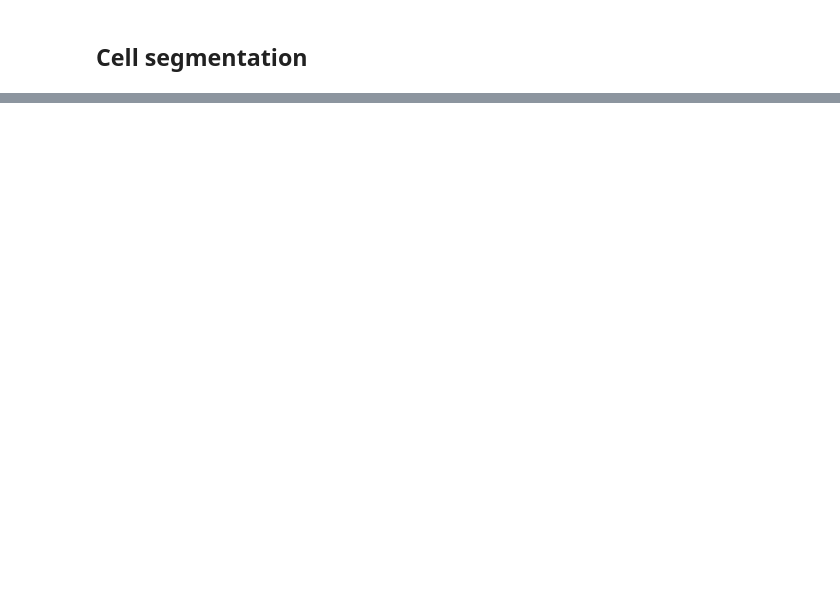
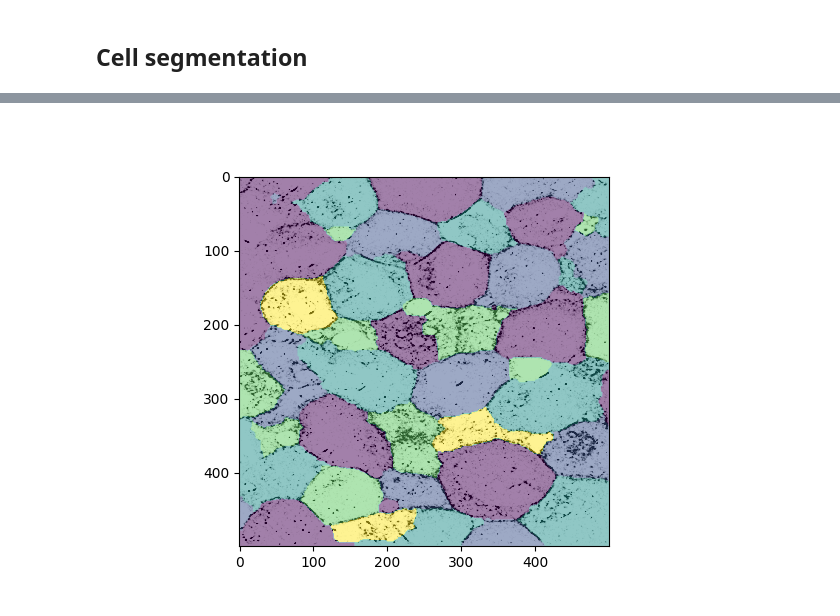
Before and after one commit to oubino/locpix, a Jupyter notebook: examples/c15_data_ds_analysis/analysis.ipynb, the cells around one changed output, grey strips where cells are left out. Saved outputs shown, nothing was run; the diff lists cells and outputs as text; code cells hidden in the pictures; blank space fills up the shorter version.

```diff
--- a/examples/c15_data_ds_analysis/analysis.ipynb
+++ b/examples/c15_data_ds_analysis/analysis.ipynb
@@ -279,2 +178,8 @@ Median cluster length 219.99857638505344
+# %%
+eps = 75
+min_samples = 5
+num_bins = 1000
+max_distance =  300
+bin_size = 1
 # %% [markdown]
 ## Cell segmentation
@@ -283,6 +191,6 @@ Median cluster length 219.99857638505344
 # %%
-files = ["C15_EREG568_EGFR647_FOV3"]
-channels = ["egfr", 'ereg']
+files = ["C15_EREG647_EGFR568_FOV1"] # ["C15_EREG568_EGFR647_FOV3", "C15_EREG568_EGFR647_FOV5", "C15_EREG647_EGFR568_FOV1", "C15_EREG647_EGFR568_FOV5", "C15_EREG647_EGFR568_FOV7", "C15_EREG647_EGFR568_FOV8", "C15_EREG647_EGFR568_FOV10"]
+channels = ['egfr']
 threshold = 0
 interpolation = 'linear'
 alphas = [1,.5,.2,.1]
@@ -357,9 +209,0 @@ file C15_EREG568_EGFR647_FOV3
-# %%
-# Calculate cluster features per cell
-channel_zero = item.df.filter(pl.col("channel") == 0)
-df_split = channel_zero.partition_by("pred_label")
-
-property_dict = {}
-for df in df_split:
-    results = cluster(df, eps, min_samples, print_results=False)
-    property_dict[df["pred_label"].unique().item()] = results[:-2]
@@ -423,0 +212,63 @@ plt.show()
+# %%
+plt.close("all")
+%matplotlib widget
+
+for file in files:
+    # folders
+    input_img_folder = f"cell/seg_dataframes"
+    input_seg_folder = f"cell/seg_img"
+    input_memb_folder = f"membrane/seg_dataframes"
+
+    # load memb and cell item
+    cell_item = datastruc.item(None, None, None, None, None)
+    cell_item.load_from_parquet(os.path.join(input_img_folder, file+'.parquet'))
+    cell_item._coord_2_pixel()
+    memb_item = datastruc.item(None, None, None, None, None)
+    memb_item.load_from_parquet(os.path.join(input_memb_folder, file+'.parquet'))
+
+    # render histogram & convert to img
+    histo, channel_map, label_map = cell_item.render_histo(channels)
+    img = np.transpose(histo, (0, 2, 1))
+
+    # load segmentation
+    segmentation = np.load(os.path.join(input_seg_folder, file+'.npy'))
+
+    print('file', file)
+
+    # Calculate cluster features per cell FOR ONLY EGFR
+    user_channel = cell_item.label_2_chan("egfr")
+
+    df_filtered = cell_item.df.filter(pl.col("channel") == user_channel)
+    df_split = df_filtered.partition_by("pred_label")
+
+    property_dict = {}
+    for df in df_split:
+        if len(df) > 2:
+            results = cluster(df, eps, min_samples, print_results=False)
+            property_dict[df["pred_label"].unique().item()] = results[:-2]
+        else:
+            property_dict[df["pred_label"].unique().item()] = None
+
+    # Visualise cluster features per cell
+
+    img_plot = np.sum(img, axis=0)
+    fig, axes = plt.subplots(ncols=1)
+    axes.imshow(img_plot,
+               cmap='Grays',
+               vmin=0,
+               vmax=10,
+               origin="upper")
+
+    segmentation_MOD = label_2_4_colours(segmentation)
+
+    axes.imshow(segmentation_MOD,
+               alpha=.5,
+               origin="upper")
+    cursor = mplcursors.cursor(hover=True)
+    cursor.connect(
+        "add", lambda sel: sel.annotation.set_text(f"median locs_per_cluster: {property_dict[segmentation[sel.index]][0]:.0f}\n\
+    median cluster_area: {property_dict[segmentation[sel.index]][1]:.0f}\n\
+    cell: {segmentation[sel.index]}"))
+    plt.savefig("cell.eps", format="eps")
+    plt.show()
+# %% [output]
@@ -423,0 +276 @@ plt.show()
+[figure, added]
```
Also changed, not shown: parts of 26 cells of this notebook, 6 other files.
